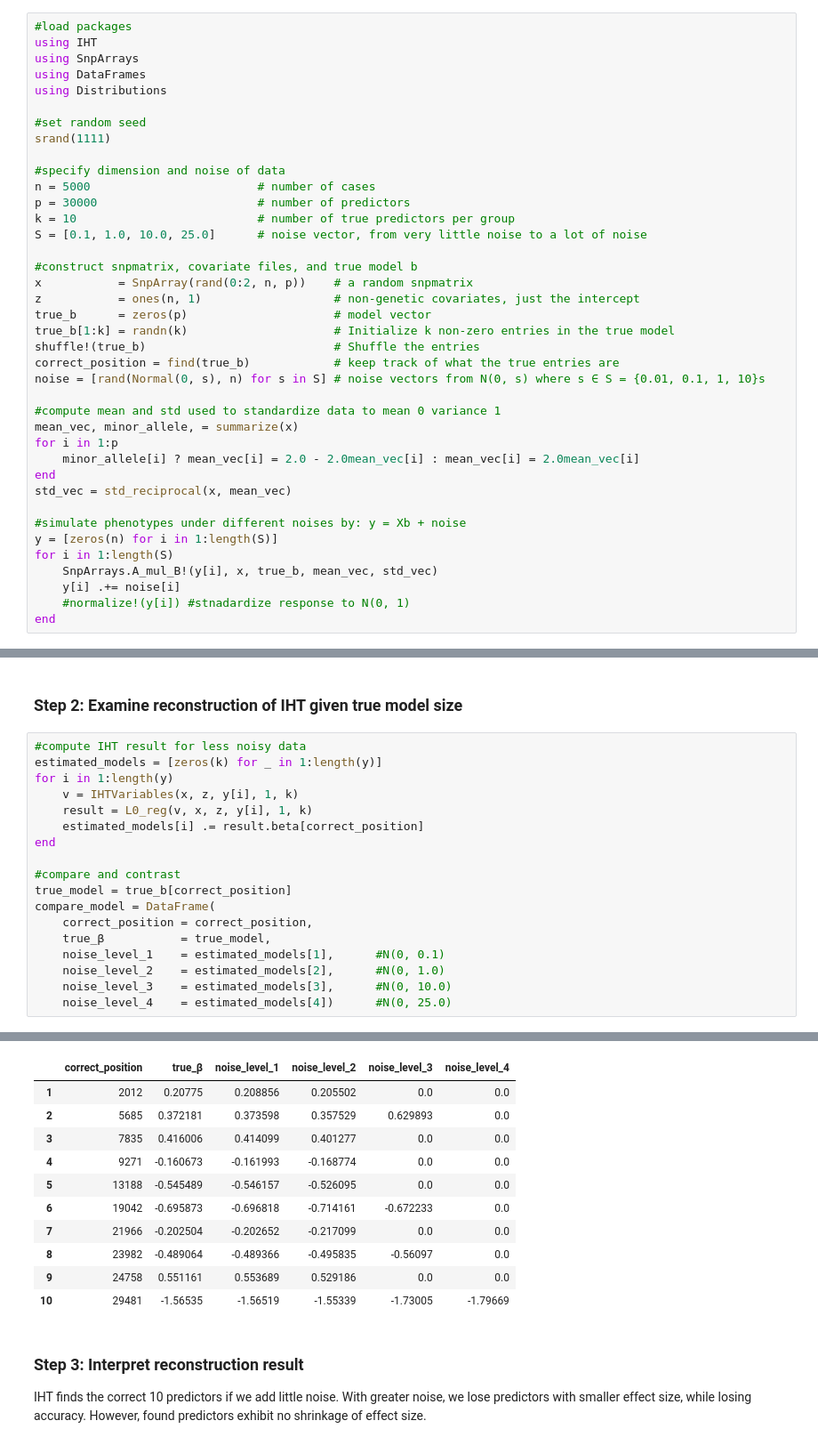
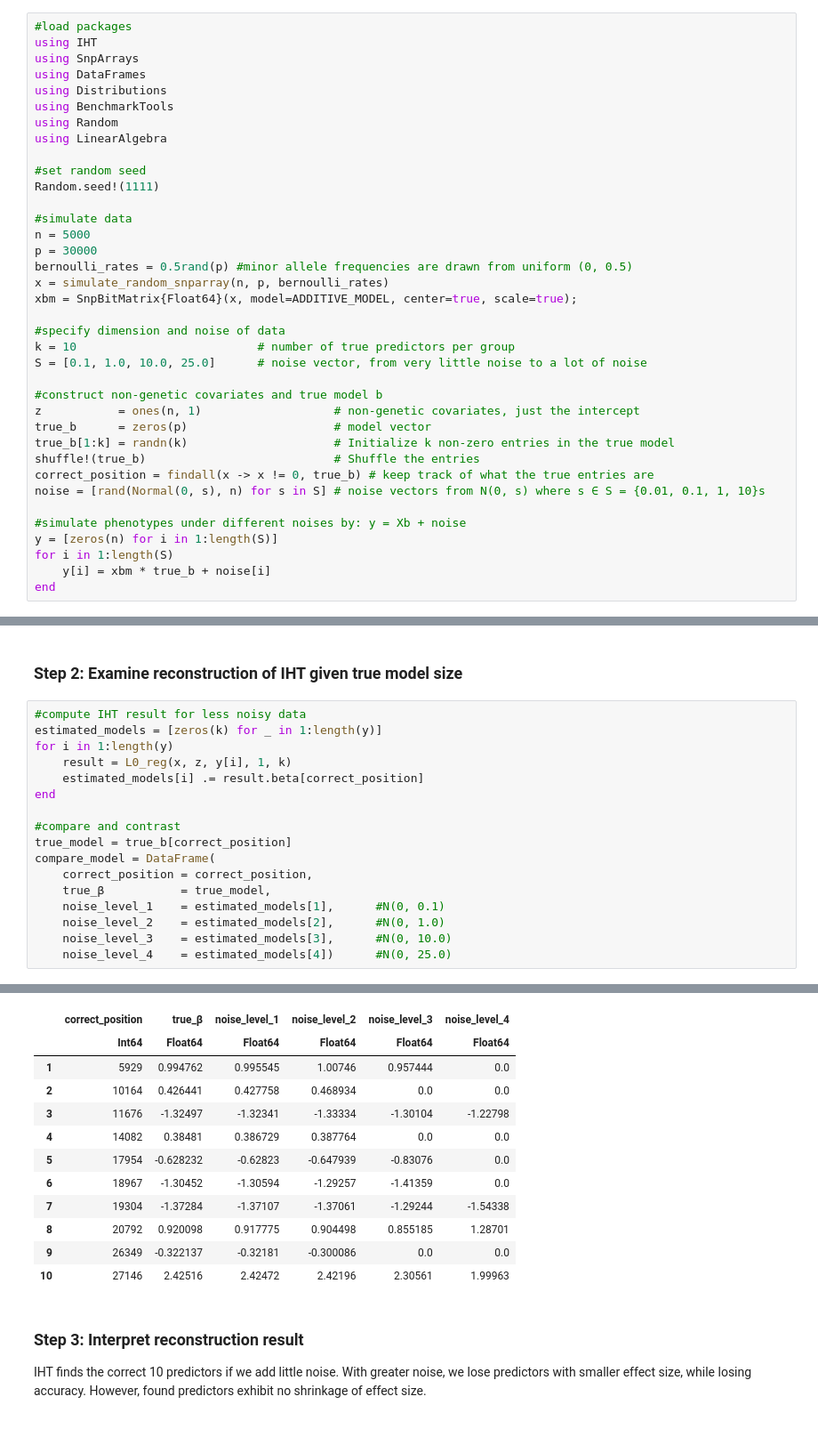
Before and after one commit to OpenMendel/MendelIHT.jl, a Jupyter notebook: docs/MendelIHT_tutorial/Mendel_IHT_tutorial.ipynb, the cells around one changed output, grey strips where cells are left out. Shown at 89% size. Drawn from its saved outputs; the diff is of its cells as text.

```diff
--- a/docs/MendelIHT_tutorial/Mendel_IHT_tutorial.ipynb
+++ b/docs/MendelIHT_tutorial/Mendel_IHT_tutorial.ipynb
@@ -414,38 +369,36 @@ using IHT
 using SnpArrays
 using DataFrames
 using Distributions
+using BenchmarkTools
+using Random
+using LinearAlgebra
 
 #set random seed
-srand(1111)
+Random.seed!(1111)
+
+#simulate data
+n = 5000
+p = 30000
+bernoulli_rates = 0.5rand(p) #minor allele frequencies are drawn from uniform (0, 0.5)
+x = simulate_random_snparray(n, p, bernoulli_rates)
+xbm = SnpBitMatrix{Float64}(x, model=ADDITIVE_MODEL, center=true, scale=true);
 
 #specify dimension and noise of data
-n = 5000                        # number of cases
-p = 30000                       # number of predictors
 k = 10                          # number of true predictors per group
 S = [0.1, 1.0, 10.0, 25.0]      # noise vector, from very little noise to a lot of noise
 
-#construct snpmatrix, covariate files, and true model b
-x           = SnpArray(rand(0:2, n, p))    # a random snpmatrix
+#construct non-genetic covariates and true model b
 z           = ones(n, 1)                   # non-genetic covariates, just the intercept
 true_b      = zeros(p)                     # model vector
 true_b[1:k] = randn(k)                     # Initialize k non-zero entries in the true model
 shuffle!(true_b)                           # Shuffle the entries
-correct_position = find(true_b)            # keep track of what the true entries are
+correct_position = findall(x -> x != 0, true_b) # keep track of what the true entries are
 noise = [rand(Normal(0, s), n) for s in S] # noise vectors from N(0, s) where s ∈ S = {0.01, 0.1, 1, 10}s
-
-#compute mean and std used to standardize data to mean 0 variance 1
-mean_vec, minor_allele, = summarize(x)
-for i in 1:p
-    minor_allele[i] ? mean_vec[i] = 2.0 - 2.0mean_vec[i] : mean_vec[i] = 2.0mean_vec[i]
-end
-std_vec = std_reciprocal(x, mean_vec)
 
 #simulate phenotypes under different noises by: y = Xb + noise
 y = [zeros(n) for i in 1:length(S)]
 for i in 1:length(S)
-    SnpArrays.A_mul_B!(y[i], x, true_b, mean_vec, std_vec)
-    y[i] .+= noise[i]
-    #normalize!(y[i]) #stnadardize response to N(0, 1)
+    y[i] = xbm * true_b + noise[i]
 end
 # %% [markdown]
 ### Observe the noisiness of our observations.
@@ -476,8 +429,7 @@ Each column is the same response vector with varying levels of noise added. The
 #compute IHT result for less noisy data
 estimated_models = [zeros(k) for _ in 1:length(y)]
 for i in 1:length(y)
-    v = IHTVariables(x, z, y[i], 1, k)
-    result = L0_reg(v, x, z, y[i], 1, k)
+    result = L0_reg(x, z, y[i], 1, k)
     estimated_models[i] .= result.beta[correct_position]
 end
 
@@ -494,14 +447,15 @@ compare_model = DataFrame(
 |  | correct_position | true_β | noise_level_1 | noise_level_2 | noise_level_3 | noise_level_4 |
-| 1 | 2012 | 0.20775 | 0.208856 | 0.205502 | 0.0 | 0.0 |
-| 2 | 5685 | 0.372181 | 0.373598 | 0.357529 | 0.629893 | 0.0 |
-| 3 | 7835 | 0.416006 | 0.414099 | 0.401277 | 0.0 | 0.0 |
-| 4 | 9271 | -0.160673 | -0.161993 | -0.168774 | 0.0 | 0.0 |
-| 5 | 13188 | -0.545489 | -0.546157 | -0.526095 | 0.0 | 0.0 |
-| 6 | 19042 | -0.695873 | -0.696818 | -0.714161 | -0.672233 | 0.0 |
-| 7 | 21966 | -0.202504 | -0.202652 | -0.217099 | 0.0 | 0.0 |
-| 8 | 23982 | -0.489064 | -0.489366 | -0.495835 | -0.56097 | 0.0 |
-| 9 | 24758 | 0.551161 | 0.553689 | 0.529186 | 0.0 | 0.0 |
-| 10 | 29481 | -1.56535 | -1.56519 | -1.55339 | -1.73005 | -1.79669 |
+|  | Int64 | Float64 | Float64 | Float64 | Float64 | Float64 |
+| 1 | 5929 | 0.994762 | 0.995545 | 1.00746 | 0.957444 | 0.0 |
+| 2 | 10164 | 0.426441 | 0.427758 | 0.468934 | 0.0 | 0.0 |
+| 3 | 11676 | -1.32497 | -1.32341 | -1.33334 | -1.30104 | -1.22798 |
+| 4 | 14082 | 0.38481 | 0.386729 | 0.387764 | 0.0 | 0.0 |
+| 5 | 17954 | -0.628232 | -0.62823 | -0.647939 | -0.83076 | 0.0 |
+| 6 | 18967 | -1.30452 | -1.30594 | -1.29257 | -1.41359 | 0.0 |
+| 7 | 19304 | -1.37284 | -1.37107 | -1.37061 | -1.29244 | -1.54338 |
+| 8 | 20792 | 0.920098 | 0.917775 | 0.904498 | 0.855185 | 1.28701 |
+| 9 | 26349 | -0.322137 | -0.32181 | -0.300086 | 0.0 | 0.0 |
+| 10 | 27146 | 2.42516 | 2.42472 | 2.42196 | 2.30561 | 1.99963 |
 # %% [markdown]
 ### Step 3: Interpret reconstruction result
 
```
Also changed, not shown: parts of 27 cells of this notebook, 7 other files.
